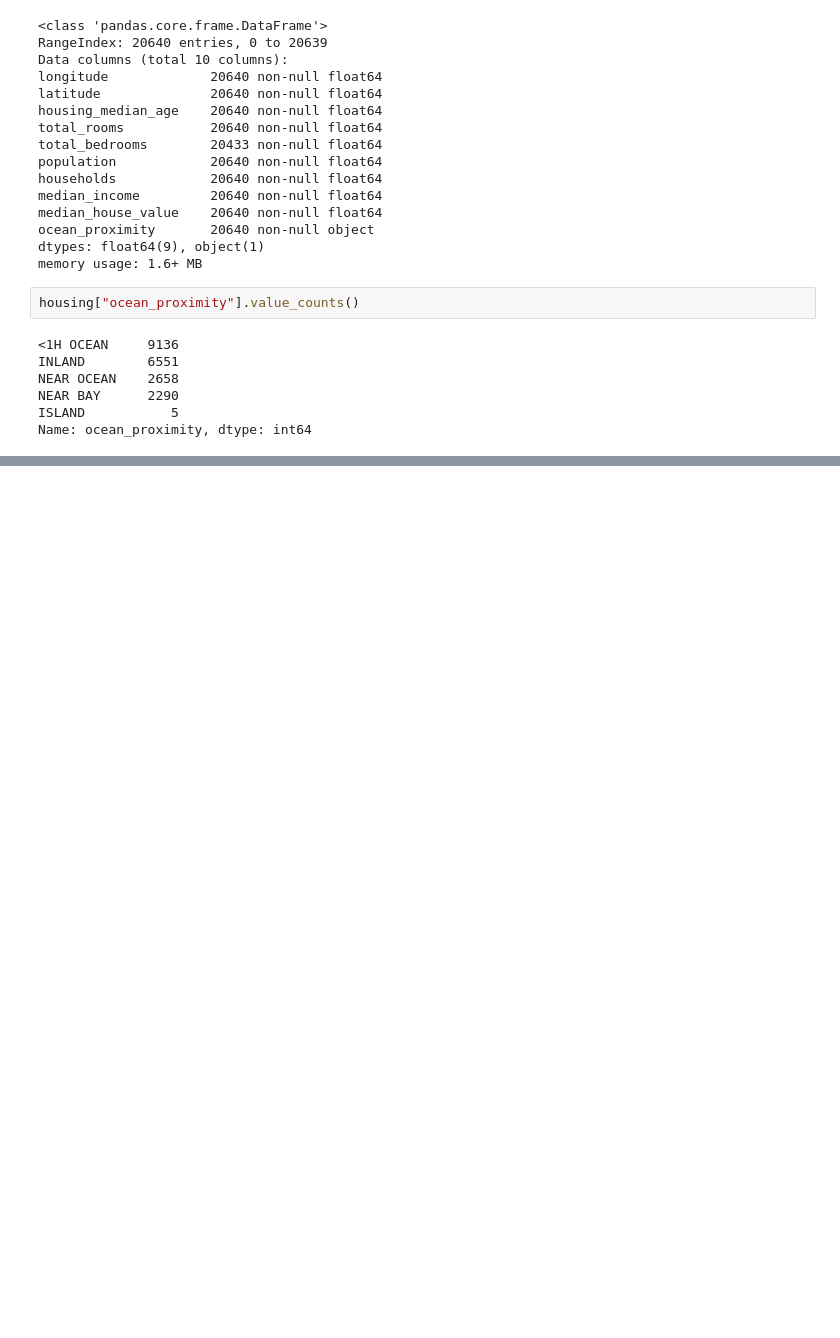
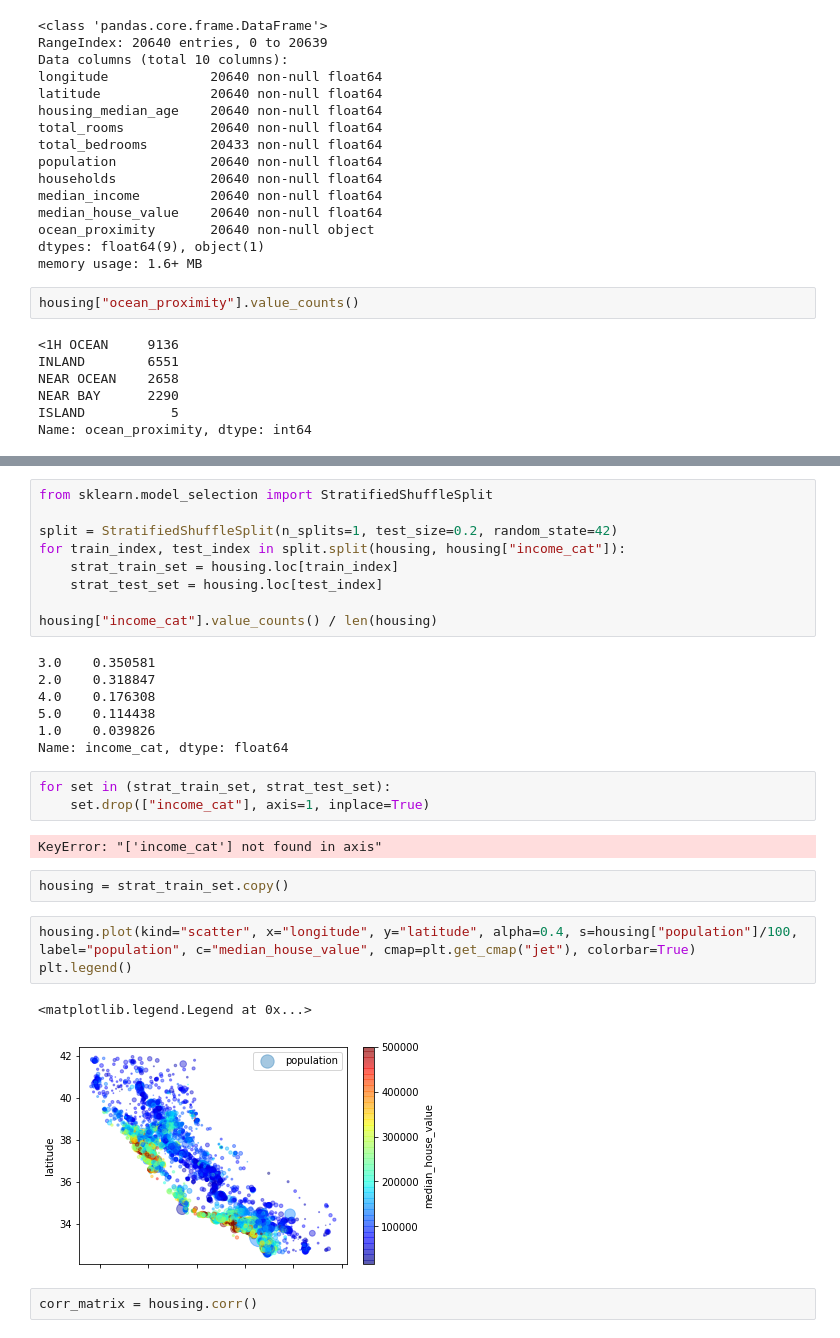
Before and after one commit to yeti-detective/python_ml, a Jupyter notebook: Housing.ipynb, the cells around one changed output, grey strips where cells are left out. Saved outputs shown, nothing was run; the diff lists cells and outputs as text; blank space fills up the shorter version.

```diff
--- a/Housing.ipynb
+++ b/Housing.ipynb
@@ -83,0 +123,31 @@ Name: ocean_proximity, dtype: int64
+# %%
+from sklearn.model_selection import StratifiedShuffleSplit
+
+split = StratifiedShuffleSplit(n_splits=1, test_size=0.2, random_state=42)
+for train_index, test_index in split.split(housing, housing["income_cat"]):
+    strat_train_set = housing.loc[train_index]
+    strat_test_set = housing.loc[test_index]
+
+housing["income_cat"].value_counts() / len(housing)
+# %% [output]
+3.0    0.350581
+2.0    0.318847
+4.0    0.176308
+5.0    0.114438
+1.0    0.039826
+Name: income_cat, dtype: float64
+# %%
+for set in (strat_train_set, strat_test_set):
+    set.drop(["income_cat"], axis=1, inplace=True)
+# %% [output]
+KeyError: "['income_cat'] not found in axis"
+# %%
+housing = strat_train_set.copy()
+# %%
+housing.plot(kind="scatter", x="longitude", y="latitude", alpha=0.4, s=housing["population"]/100, label="population", c="median_house_value", cmap=plt.get_cmap("jet"), colorbar=True)
+plt.legend()
+# %% [output]
+<matplotlib.legend.Legend at 0x...>
+[figure, added]
+# %%
+corr_matrix = housing.corr()
```
Also changed, not shown: parts of 9 cells of this notebook.
